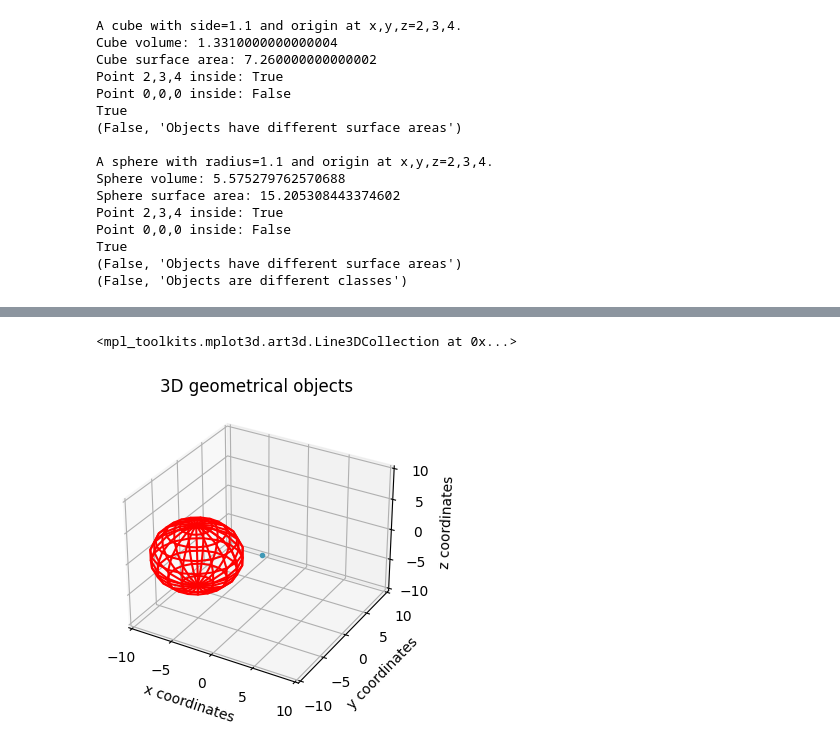
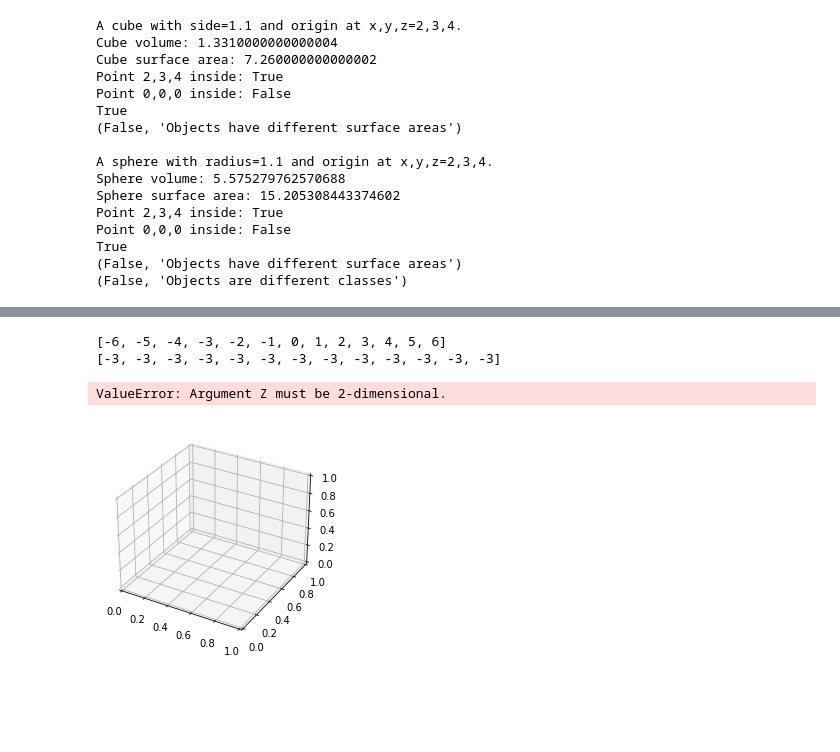
Before and after one commit to jwiegert/python-programming-joachim-wiegert, a Jupyter notebook: Labs/lab3/tests.ipynb, the cells around one changed output, grey strips where cells are left out. Drawn from its saved outputs; the diff is of its cells as text; code cells hidden in the pictures; blank space fills up the shorter version.

```diff
--- a/Labs/lab3/tests.ipynb
+++ b/Labs/lab3/tests.ipynb
@@ -134,19 +174,27 @@ A sphere with radius=2.1 and origin at x,y,z=0,0,0.
-# %%
-import geometryclasses as gc
-import numpy as np
-
-c1 = gc.Cube(1,1,1,1)
-
-gc.GeometryChecks.plotsettings_3d(10,10,10)
-
-c1.plotpoint_3d(-1,2,-3)
-
-# Use this to plot sphere!
-u, v = np.mgrid[0:2*np.pi:20j, 0:np.pi:10j]
-x = 5*np.cos(u)*np.sin(v) - 5
-y = 5*np.sin(u)*np.sin(v) - 5
-z = 5*np.cos(v)
-gc.GeometryChecks.ax3.plot_wireframe(x, y, z, color="r")
-# %% [output]
-<mpl_toolkits.mplot3d.art3d.Line3DCollection at 0x...>
-[figure, removed]
+# %%
+import numpy as np
+import matplotlib.pyplot as plt
+
+x = list(range(-6,7))
+y = list(range(-6,7))
+z = [-3 for _ in range(-6,7)]
+print(x)
+print(z)
+
+X, Y, Z = np.meshgrid(x, y, z)
+#X = np.meshgrid(x)
+#Y = np.meshgrid(y)
+#Z = np.meshgrid(z)
+
+#Z = np.sin(np.sqrt(X ** 2 + Y ** 2))
+
+
+
+fig = plt.figure()
+ax = plt.axes(projection='3d')
+ax.plot_wireframe(X, Y, Z, color='black')
+# %% [output]
+[-6, -5, -4, -3, -2, -1, 0, 1, 2, 3, 4, 5, 6]
+[-3, -3, -3, -3, -3, -3, -3, -3, -3, -3, -3, -3, -3]
+ValueError: Argument Z must be 2-dimensional.
+[figure, added]
```
Also changed, not shown: parts of 2 cells of this notebook, 2 other files.
